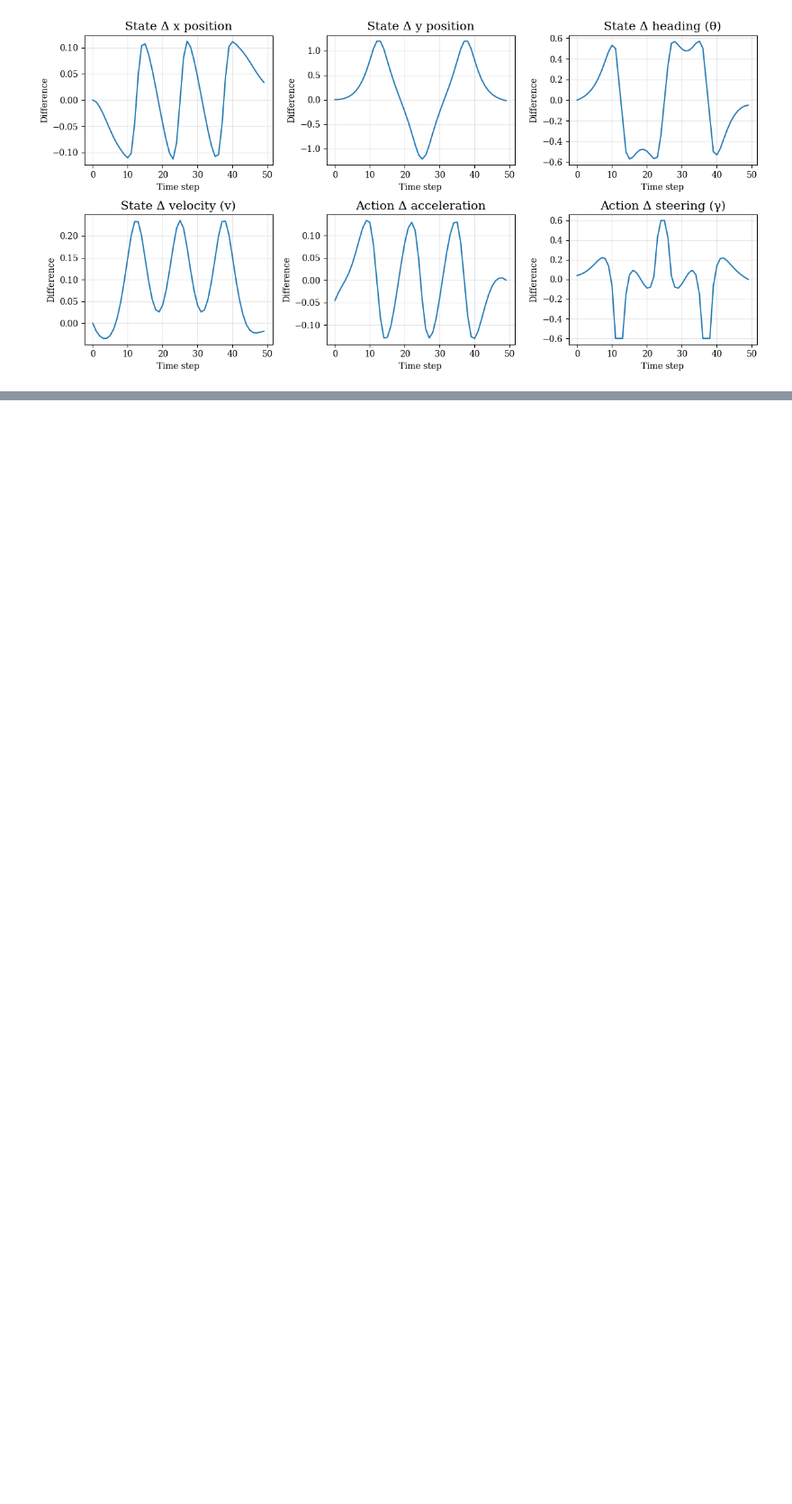
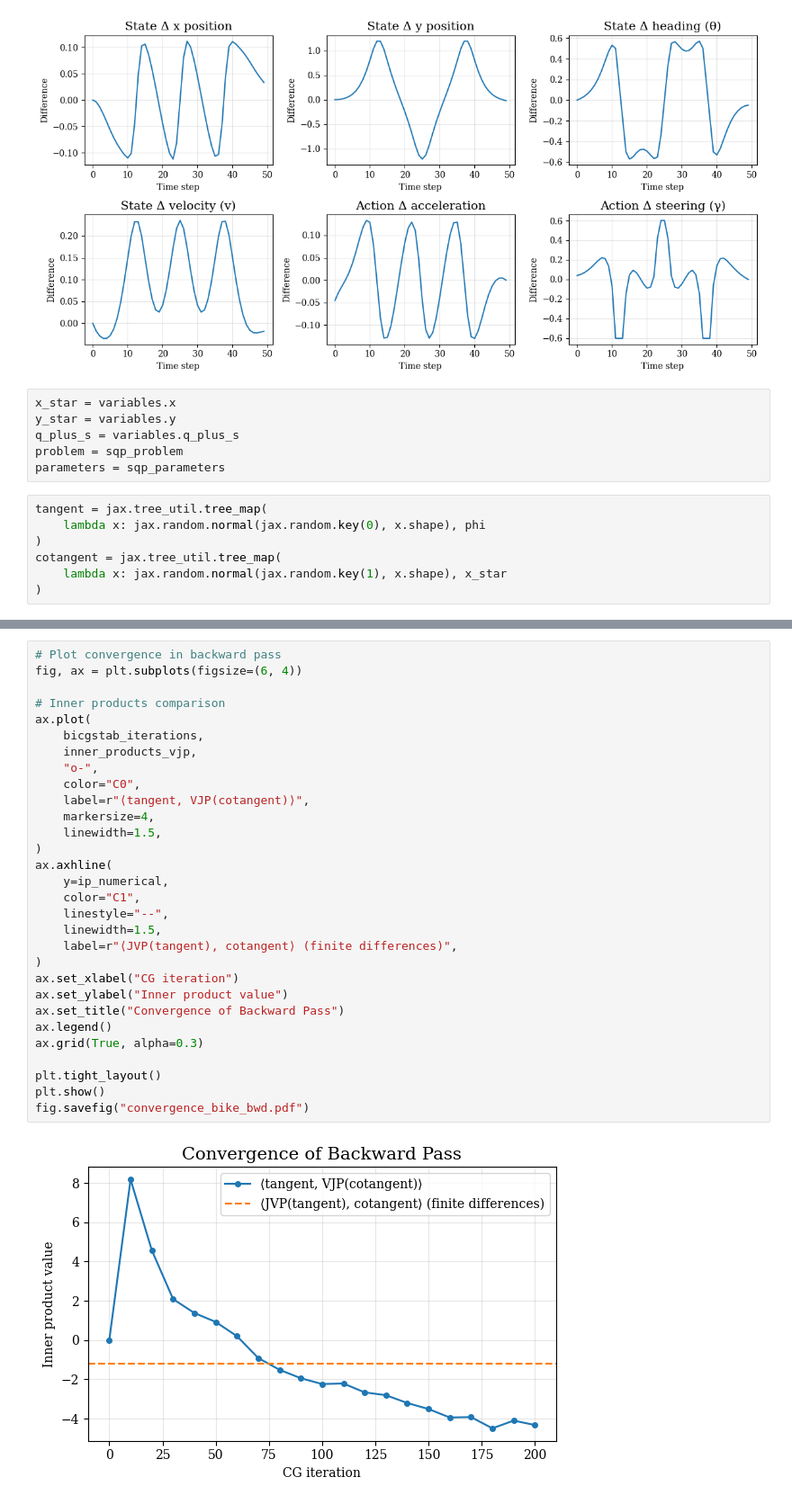
Before and after one commit to NicholasBehr/hcnn, a Jupyter notebook: notebooks/slalom.ipynb, the cells around one changed output, grey strips where cells are left out. Shown at 90% size. Saved outputs shown, nothing was run; the diff lists cells and outputs as text; blank space fills up the shorter version.

```diff
--- a/notebooks/slalom.ipynb
+++ b/notebooks/slalom.ipynb
@@ -326,3 +316,16 @@ plt.show()
 fig.savefig("trajectory_diff_bike.pdf")
 # %% [output]
 [figure]
+# %%
+x_star = variables.x
+y_star = variables.y
+q_plus_s = variables.q_plus_s
+problem = sqp_problem
+parameters = sqp_parameters
+# %%
+tangent = jax.tree_util.tree_map(
+    lambda x: jax.random.normal(jax.random.key(0), x.shape), phi
+)
+cotangent = jax.tree_util.tree_map(
+    lambda x: jax.random.normal(jax.random.key(1), x.shape), x_star
+)
@@ -328,0 +547,32 @@ fig.savefig("trajectory_diff_bike.pdf")
+# %%
+# Plot convergence in backward pass
+fig, ax = plt.subplots(figsize=(6, 4))
+
+# Inner products comparison
+ax.plot(
+    bicgstab_iterations,
+    inner_products_vjp,
+    "o-",
+    color="C0",
+    label=r"⟨tangent, VJP(cotangent)⟩",
+    markersize=4,
+    linewidth=1.5,
+)
+ax.axhline(
+    y=ip_numerical,
+    color="C1",
+    linestyle="--",
+    linewidth=1.5,
+    label=r"⟨JVP(tangent), cotangent⟩ (finite differences)",
+)
+ax.set_xlabel("CG iteration")
+ax.set_ylabel("Inner product value")
+ax.set_title("Convergence of Backward Pass")
+ax.legend()
+ax.grid(True, alpha=0.3)
+
+plt.tight_layout()
+plt.show()
+fig.savefig("convergence_bike_bwd.pdf")
+# %% [output]
+[figure, added]
```
Also changed, not shown: parts of 11 cells of this notebook, 24 other files.
